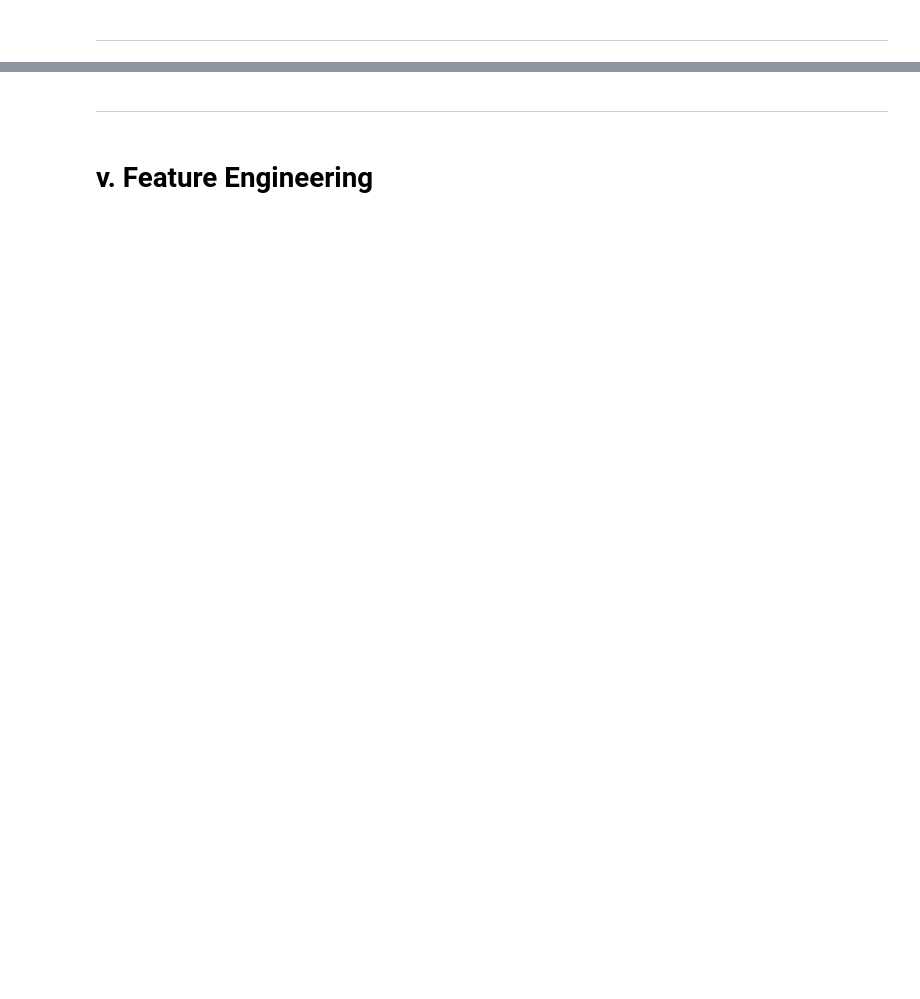
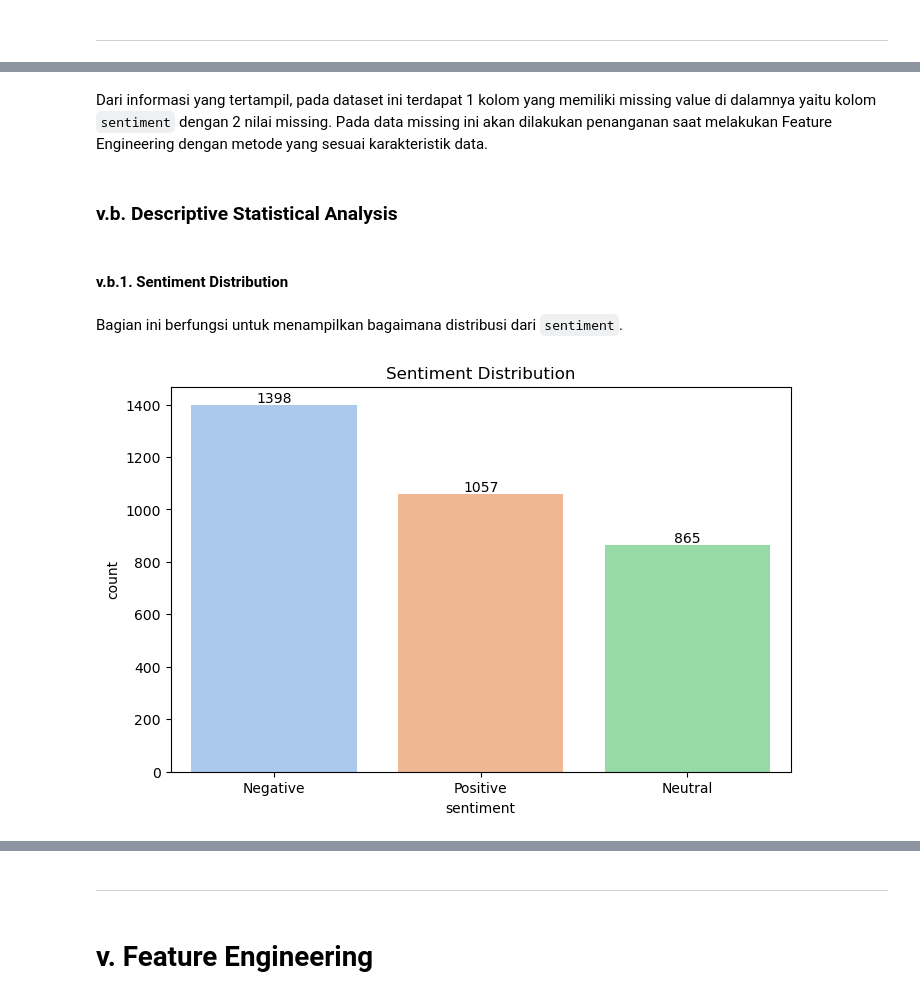
Before and after one commit to FTDS-assignment-bay/p2-final-project-phonalitics, a Jupyter notebook: phonAlytics.ipynb, the cells around one changed output, grey strips where cells are left out. Cells and saved outputs as stored; diff of their text form; code cells hidden in the pictures; blank space fills up the shorter version.

```diff
--- a/phonAlytics.ipynb
+++ b/phonAlytics.ipynb
@@ -139,0 +284,30 @@ df.duplicated().sum()
+# %% [markdown]
+Dari informasi yang tertampil, pada dataset ini terdapat 1 kolom yang memiliki missing value di dalamnya yaitu kolom `sentiment` dengan 2 nilai missing. Pada data missing ini akan dilakukan penanganan saat melakukan Feature Engineering dengan metode yang sesuai karakteristik data.
+# %% [markdown]
+### v.b. Descriptive Statistical Analysis
+# %%
+df_eda = df.copy()
+# %% [markdown]
+#### v.b.1. Sentiment Distribution
+# %% [markdown]
+Bagian ini berfungsi untuk menampilkan bagaimana distribusi dari `sentiment`.
+# %%
+# Create canvas
+plt.figure(figsize=(8, 5))
+
+# Countplot
+sns.countplot(x=df_eda.sentiment, palette='pastel')
+
+# Add annotations
+for p in plt.gca().patches:
+    plt.gca().annotate(f'{int(p.get_height())}',
+                       (p.get_x() + p.get_width() / 2., p.get_height()),
+                       ha='center', va='center',
+                       fontsize=10, color='black',
+                       xytext=(0, 5),
+                       textcoords='offset points')
+
+plt.title('Sentiment Distribution')
+plt.show()
+# %% [output]
+[figure, added]
```
Also changed, not shown: parts of 162 cells of this notebook.
